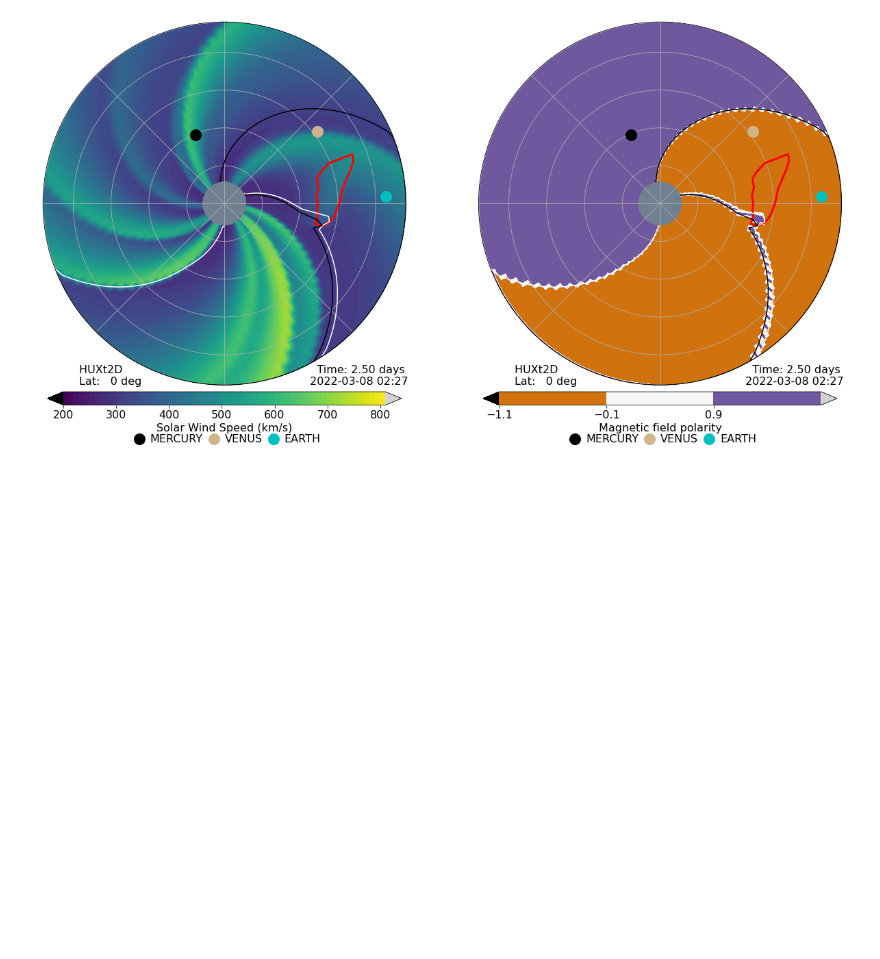
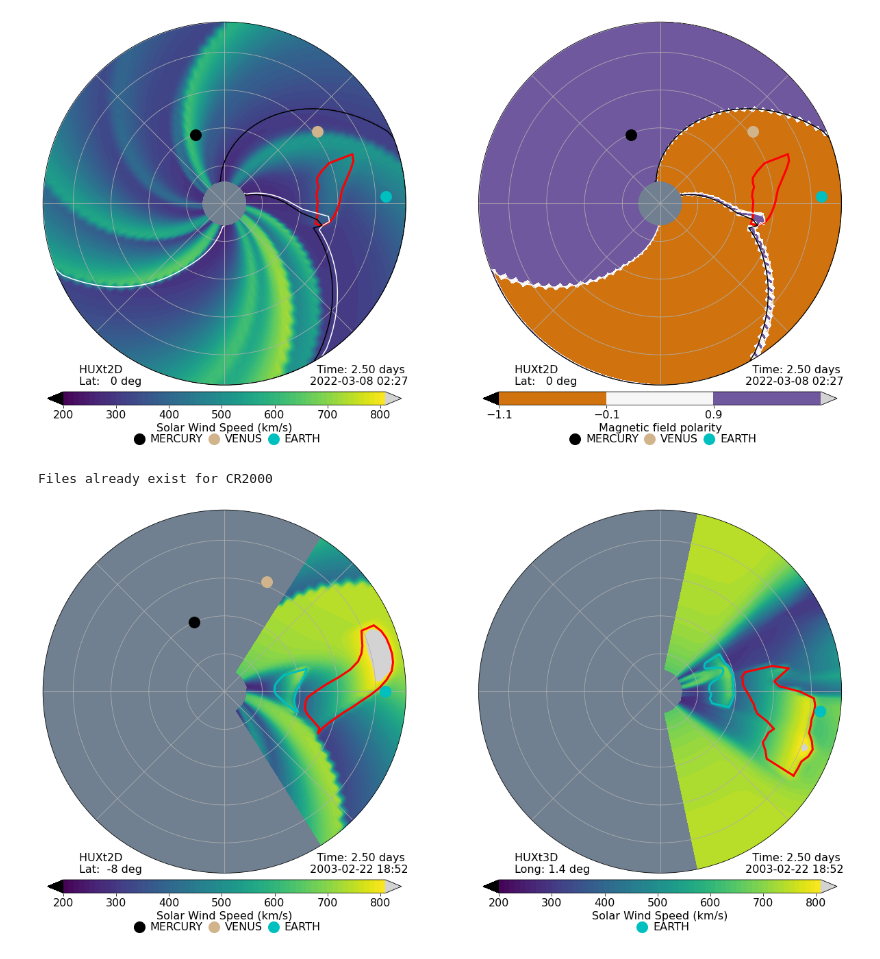
Before and after one commit to University-of-Reading-Space-Science/HUXt_Frontiers_article, a Jupyter notebook: code/HUXt_example.ipynb, the cells around one changed output. Saved outputs shown, nothing was run; the diff lists cells and outputs as text; code cells hidden in the pictures; blank space fills up the shorter version.

Commit message:
Updated figure formatting and includes 3D Map example

```diff
--- a/code/HUXt_example.ipynb
+++ b/code/HUXt_example.ipynb
@@ -449,3 +449,42 @@ Files already exist for CR2254
 Adjusting CME HEEQ longitude for sidereal frame
 Files already exist for CR2254
 [figure]
+# %%
+#set up a meridional cut run.
+cr=2000
+vmap, vlongs, vlats = Hin.get_MAS_vr_map(cr)
+
+model3d=H.HUXt3d(cr_num=cr,v_map=vmap, v_map_lat=vlats, v_map_long=vlongs,
+                    latitude_max=90*u.deg, latitude_min=-90*u.deg, lon_start=300*u.deg, lon_stop=60*u.deg,
+                    simtime=5*u.day, r_min=30*u.solRad)
+
+#run the model with a couple of CMEs
+cme1 = H.ConeCME(t_launch=0.5*u.day, longitude=0.0*u.deg, latitude=-10*u.deg,
+                width=50*u.deg, v=800*(u.km/u.s), thickness=5*u.solRad)
+
+cme2 = H.ConeCME(t_launch=1.5*u.day, longitude=0.0*u.deg, latitude=10*u.deg,
+                width=50*u.deg, v=1000*(u.km/u.s), thickness=5*u.solRad)
+cme_list=[]
+cme_list.append(cme1)
+cme_list.append(cme2)
+model3d.solve(cme_list)
+
+ert = model.get_observer('EARTH')
+id_lat = np.argmin(np.abs(model3d.lat - np.mean(ert.lat)))
+model = model3d.HUXtlat[id_lat]
+
+t = 2.5*u.day
+fig, ax = plt.subplots(1, 2, figsize=(18, 9), subplot_kw={"projection": "polar"})
+HA.plot(model, t, fighandle=fig, axhandle=ax[0])
+HA.plot3d_radial_lat_slice(model3d, t, lon=0*u.deg, fighandle=fig, axhandle=ax[1])
+
+
+dirs = H._setup_dirs_()
+fig_name = 'fig_3d_map_example'
+fig_path = os.path.join(dirs['HUXt_figures'], fig_name+".pdf")
+fig.savefig(fig_path)
+fig_path = os.path.join(dirs['HUXt_figures'], fig_name+".png")
+fig.savefig(fig_path)
+# %% [output]
+Files already exist for CR2000
+[figure, added]
```
Also changed, not shown: 9 other files.
